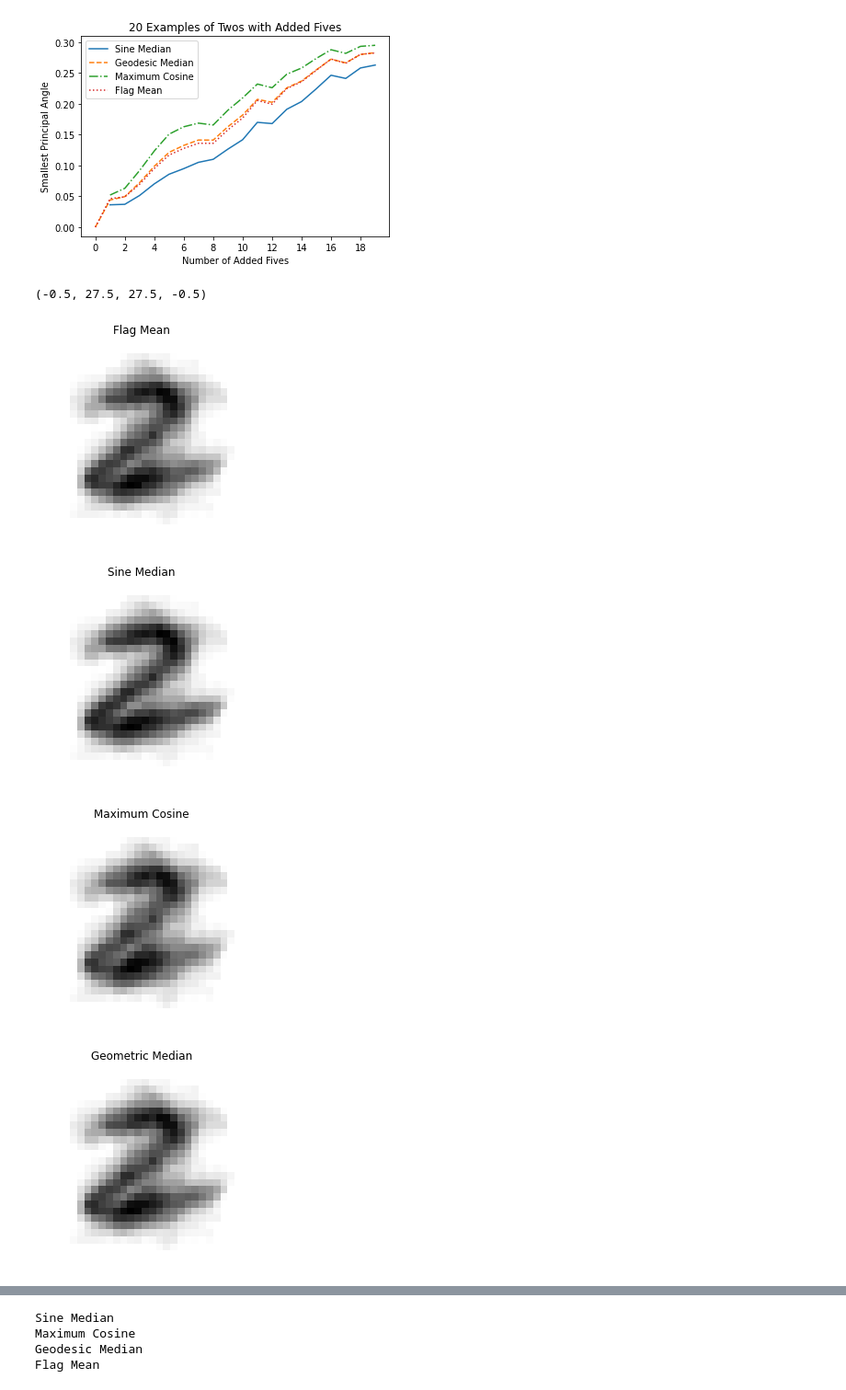
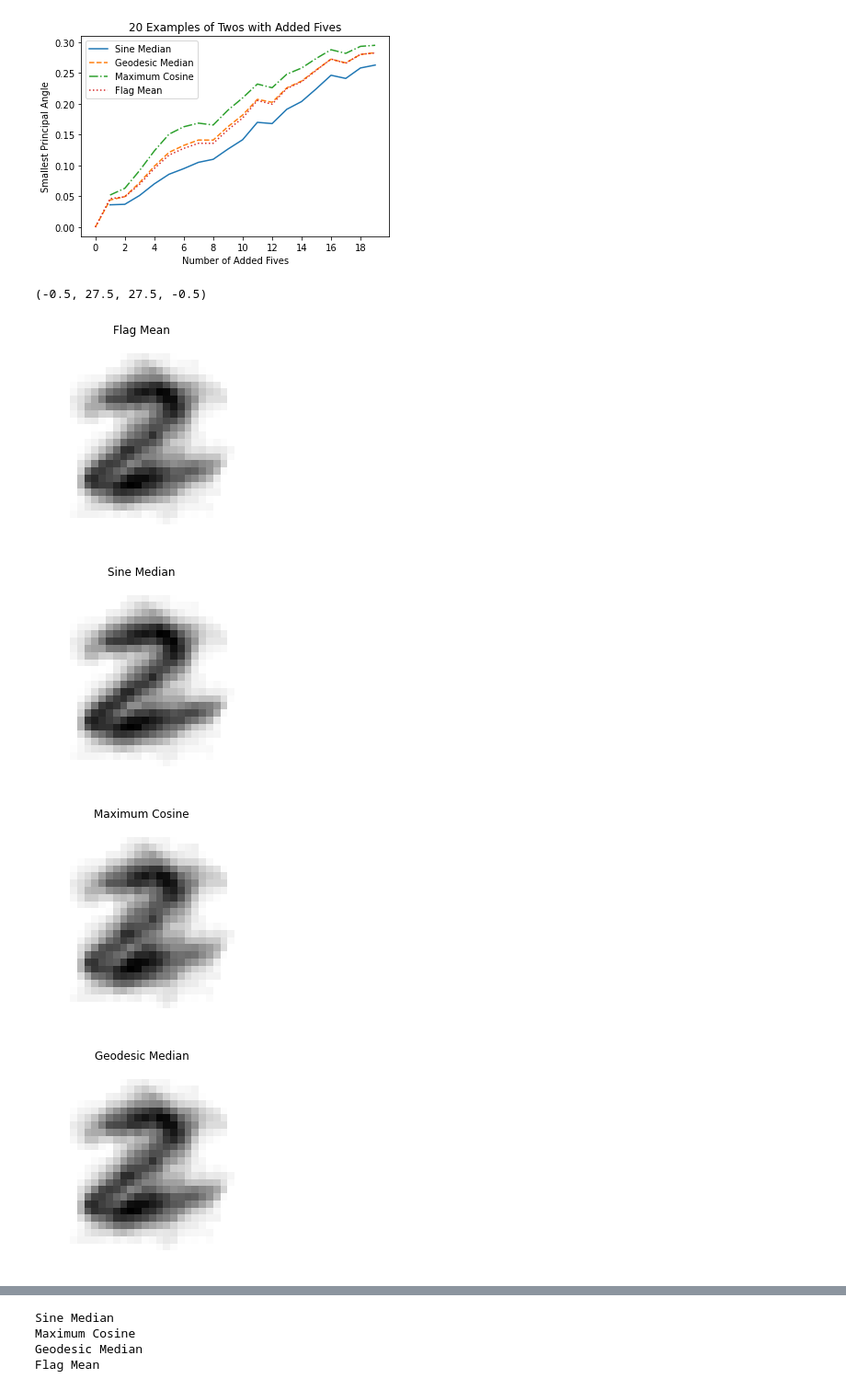
Before and after one commit to nmank/FlagIRLS, a Jupyter notebook: MNIST.ipynb, the cells around one changed output, grey strips where cells are left out. Shown at 92% size. Saved outputs shown, nothing was run; the diff lists cells and outputs as text; code cells hidden in the pictures.

```diff
--- a/MNIST.ipynb
+++ b/MNIST.ipynb
@@ -149,7 +149,7 @@ def run_test(k,num_samples2,num_samples5,n_its,seed):
             point = data_matrix5[:,i*k:(i+1)*k]
             gr_list.append(point/np.linalg.norm(point))
         else:
-            point = data_matrix2[:,i*k:(i+1)*k]
+            point = data_matrix5[:,i*k:(i+1)*k]
             gr_list.append(np.linalg.qr(point)[0][:,:k])
 
 
@@ -373,29 +375,29 @@ plt.legend()
 # %%
 plt.figure()
 plt.title('Flag Mean')
 plt.imshow(flagmeans[7].reshape(28,28), cmap = 'gray')
 plt.axis('off')
 
 plt.figure()
 plt.title('Sine Median')
 plt.imshow(sin_medians[7].reshape(28,28), cmap = 'gray')
 plt.axis('off')
 
 plt.figure()
 plt.title('Maximum Cosine')
 plt.imshow(max_cosines[7].reshape(28,28), cmap = 'gray')
 plt.axis('off')
 
 plt.figure()
-plt.title('Geometric Median')
+plt.title('Geodesic Median')
 plt.imshow(geo_medians[7].reshape(28,28), cmap = 'gray')
 plt.axis('off')
 # %% [output]
 (-0.5, 27.5, 27.5, -0.5)
 [figure]
 [figure]
 [figure]
-[figure, old version]
+[figure, new version]
 # %%
 num_tests = num_samples2//incr
 fig, axs = plt.subplots(4, 11, figsize=(15,15))
```
Also changed, not shown: parts of 24 cells of this notebook.
